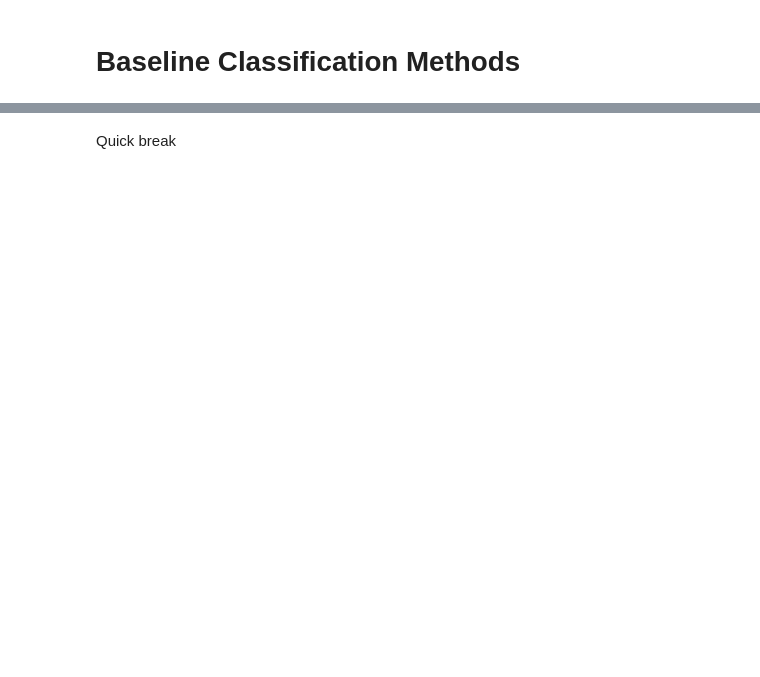
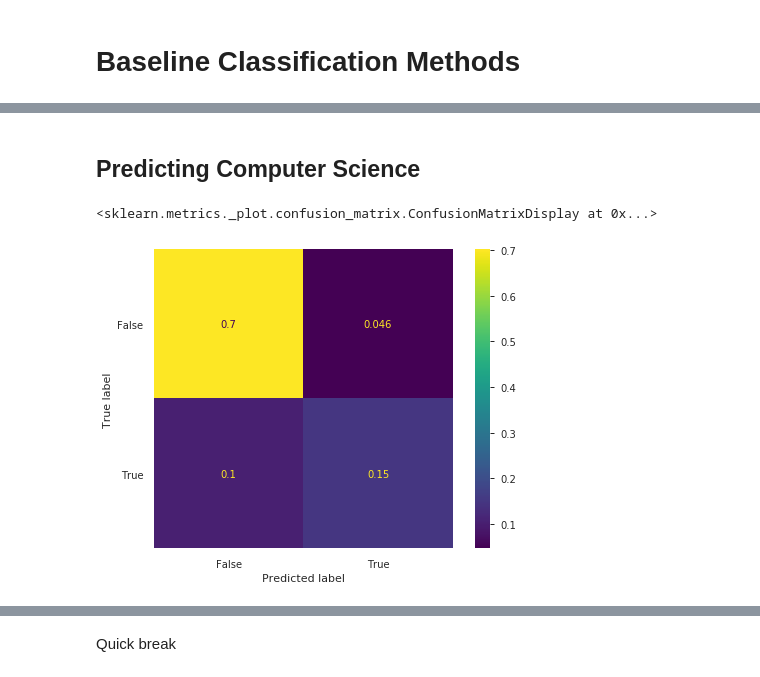
Before and after one commit to haydlite/skills_crash_ML, a Jupyter notebook: Presentation.ipynb, the cells around one changed output, grey strips where cells are left out. Cells and saved outputs as stored; diff of their text form; code cells hidden in the pictures; blank space fills up the shorter version.

```diff
--- a/Presentation.ipynb
+++ b/Presentation.ipynb
@@ -153,0 +309,10 @@ Decision Trees
+# %% [markdown]
+## Predicting Computer Science
+# %%
+log_reg = LogisticRegression(C = 150, max_iter=7600, random_state=seed+1000)
+log_reg.fit(x_train_30_pca, y_train['is_compsci'])
+
+plot_confusion_matrix(log_reg, x_test_30_pca, y_test['is_compsci'], normalize='all',  values_format='.2g')
+# %% [output]
+<sklearn.metrics._plot.confusion_matrix.ConfusionMatrixDisplay at 0x...>
+[figure, added]
```
Also changed, not shown: parts of 83 cells of this notebook, 12 other files.
